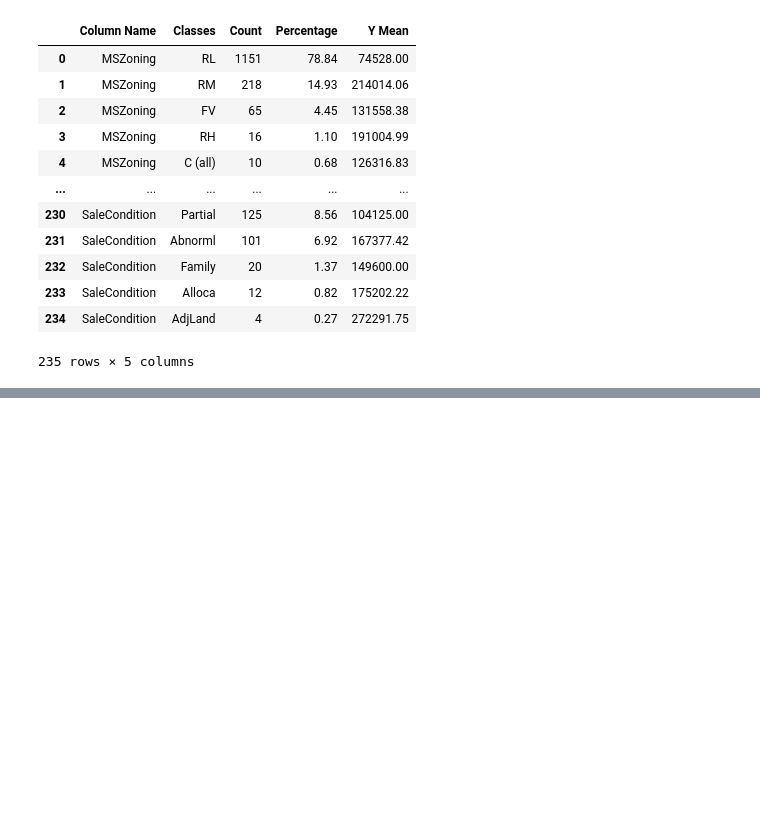
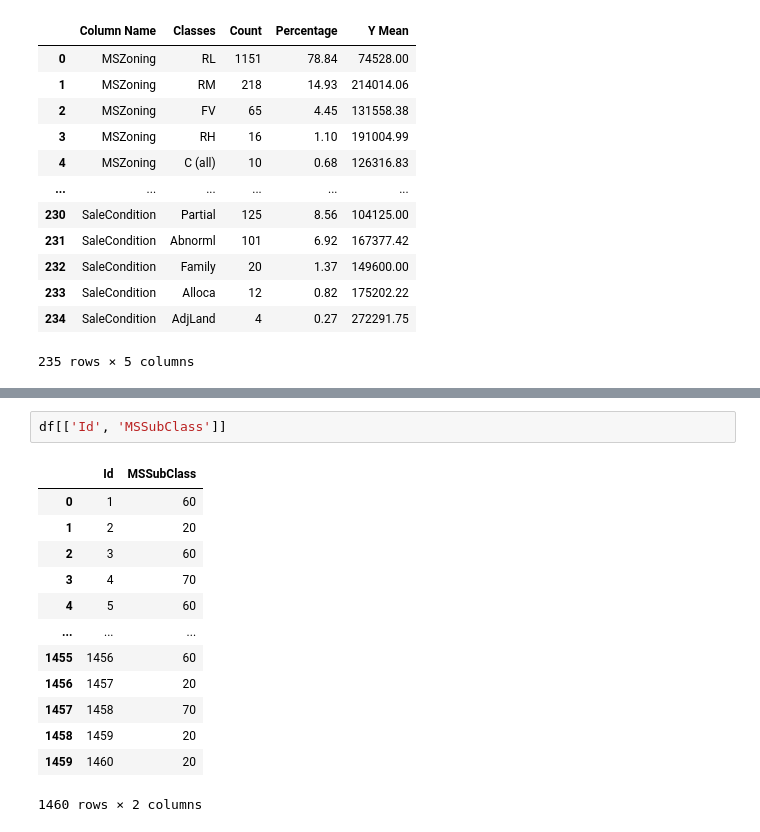
Before and after one commit to sumitmg/house-prices-advanced-regression-techniques, a Jupyter notebook: model_code.ipynb, the cells around one changed output, grey strips where cells are left out. Cells and saved outputs as stored; diff of their text form; blank space fills up the shorter version.

```diff
--- a/model_code.ipynb
+++ b/model_code.ipynb
@@ -221,0 +291,16 @@ categorical_vars
+# %%
+df[['Id', 'MSSubClass']]
+# %% [output]
+|  | Id | MSSubClass |
+| 0 | 1 | 60 |
+| 1 | 2 | 20 |
+| 2 | 3 | 60 |
+| 3 | 4 | 70 |
+| 4 | 5 | 60 |
+| ... | ... | ... |
+| 1455 | 1456 | 60 |
+| 1456 | 1457 | 20 |
+| 1457 | 1458 | 70 |
+| 1458 | 1459 | 20 |
+| 1459 | 1460 | 20 |
+1460 rows × 2 columns
```
Also changed, not shown: parts of 11 cells of this notebook.
